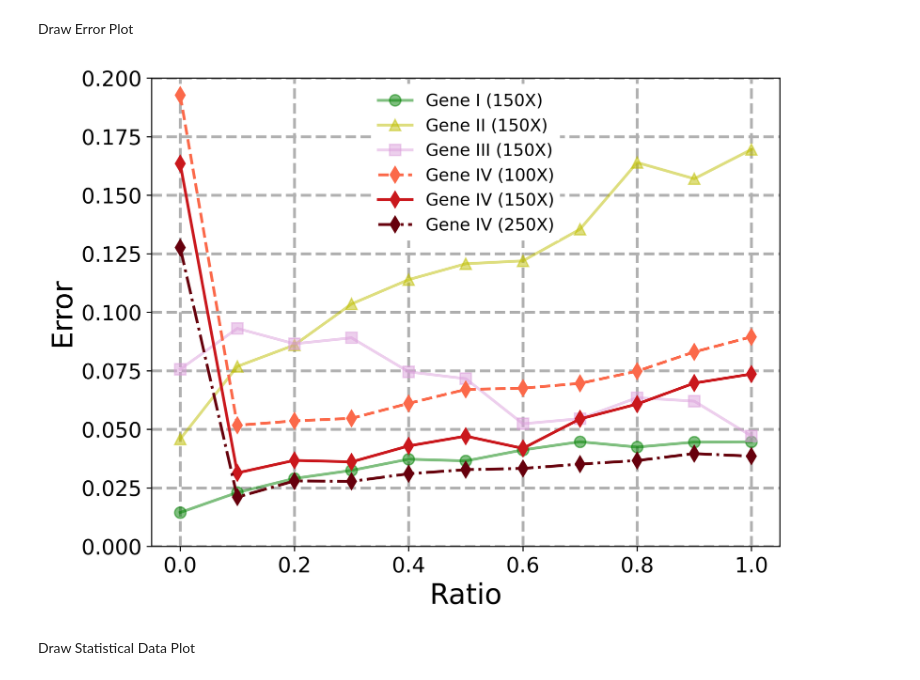
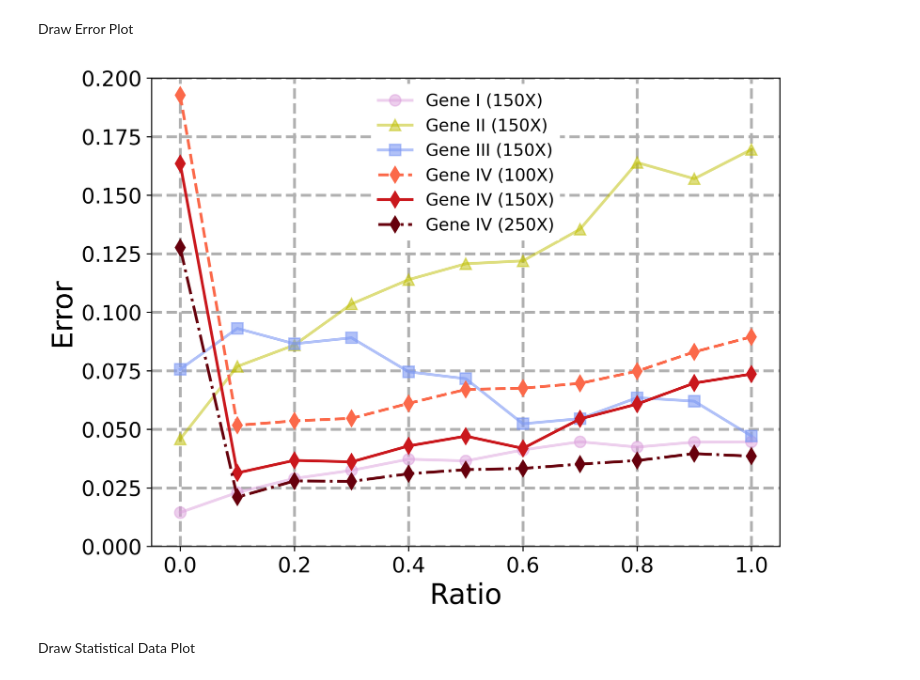
Before and after one commit to 0317miaomiao/TCCN, a Jupyter notebook: Figure/Figure_4.ipynb, the cells around one changed output. Saved outputs shown, nothing was run; the diff lists cells and outputs as text; code cells hidden in the pictures.

```diff
--- a/Figure/Figure_4.ipynb
+++ b/Figure/Figure_4.ipynb
@@ -370,37 +370,37 @@ x = np.linspace(0, 1, 11)
 plt.figure(figsize=(8, 6), dpi = 600)
 
 # Plot line graphs
-plt.plot(x, error_low, color='green', marker='o', linestyle='-', label=r'Gene $\mathrm{I}$ (150X)', linewidth=2, markersize=8, alpha=0.5)
+plt.plot(x, error_low, color='#DDA0DD', marker='o', linestyle='-', label=r'Gene $\mathrm{I}$ (150X)', linewidth=2, markersize=8, alpha=0.5)
 plt.plot(x, error_high, 'y^-', label=r'Gene $\mathrm{II}$ (150X)', linewidth=2, markersize=8, alpha=0.5)  # Yellow line with triangle markers
-plt.plot(x, error_down, color='#DDA0DD', marker='s', linestyle='-', label=r'Gene $\mathrm{III}$ (150X)', linewidth=2, markersize=8, alpha=0.5)  # Light purple line with square markers
+plt.plot(x, error_down, color='#7E99F4', marker='s', linestyle='-', label=r'Gene $\mathrm{III}$ (150X)', linewidth=2, markersize=8, alpha=0.6)  # Light purple line with square markers
 
 # Create gradient colors
 colors = cm.Reds(np.linspace(0.5, 1, 3))
 
 plt.plot(x, error_mix_1, color=colors[0], marker='d', linestyle='--', label=r'Gene $\mathrm{IV}$ (100X)', linewidth=2, markersize=8)  # Gradient blue dashed line with star markers
 plt.plot(x, error_mix_2, color=colors[1], marker='d', linestyle='-', label=r'Gene $\mathrm{IV}$ (150X)', linewidth=2, markersize=8)  # Gradient blue line with star markers
 plt.plot(x, error_mix_3, color=colors[2], marker='d', linestyle='-.', label=r'Gene $\mathrm{IV}$ (250X)', linewidth=2, markersize=8)  # Gradient blue dash-dot line with star markers
 
 # Add titles and labels
 # plt.title('Line Plot with Different Markers and Colors')
 plt.xlabel('Ratio', fontsize=20)
 plt.ylabel('Error', fontsize=20)
 
 plt.xticks(fontsize=15)
 plt.yticks(fontsize=15)
 
 # Add legend
 plt.legend(frameon=True, fontsize=12, facecolor='white', framealpha=1, edgecolor='none')
 
 # Add grid lines
 plt.grid(True, linestyle='--',  alpha=1.0, linewidth=2.0)
 
 plt.ylim(0, 0.2)
 
 # Show figure
 plt.show()
 # %% [output]
-[figure, old version]
+[figure, new version]
 # %% [markdown]
 Draw Statistical Data Plot
 # %%
```
Also changed, not shown: parts of 2 cells of this notebook, 6 other files.
